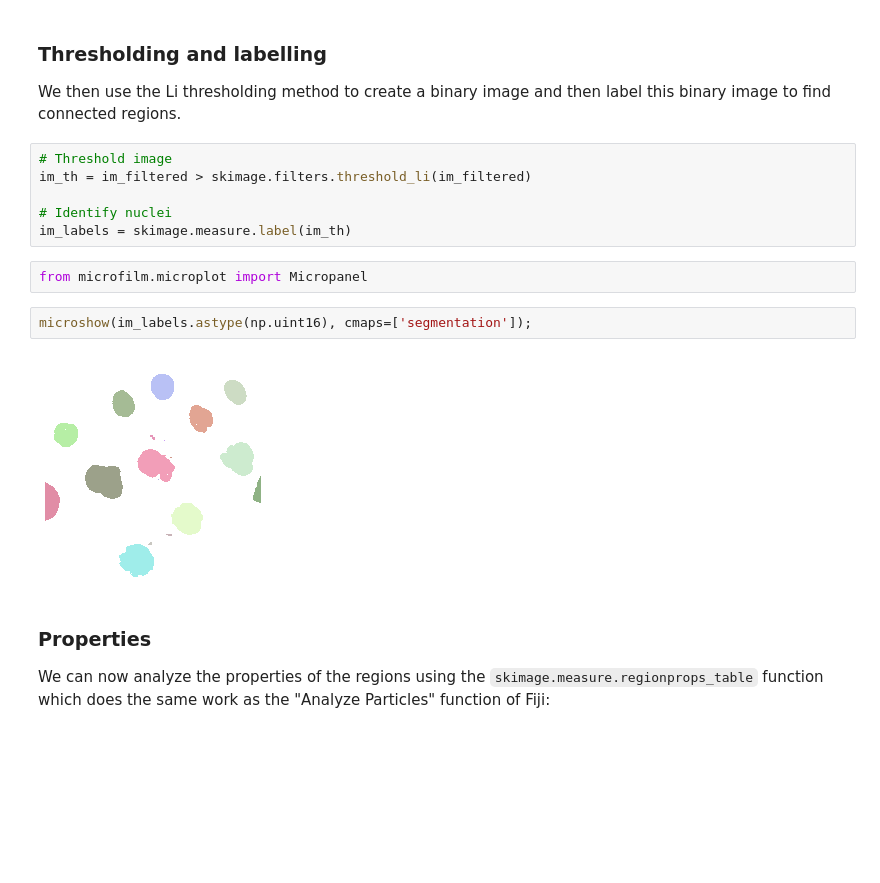
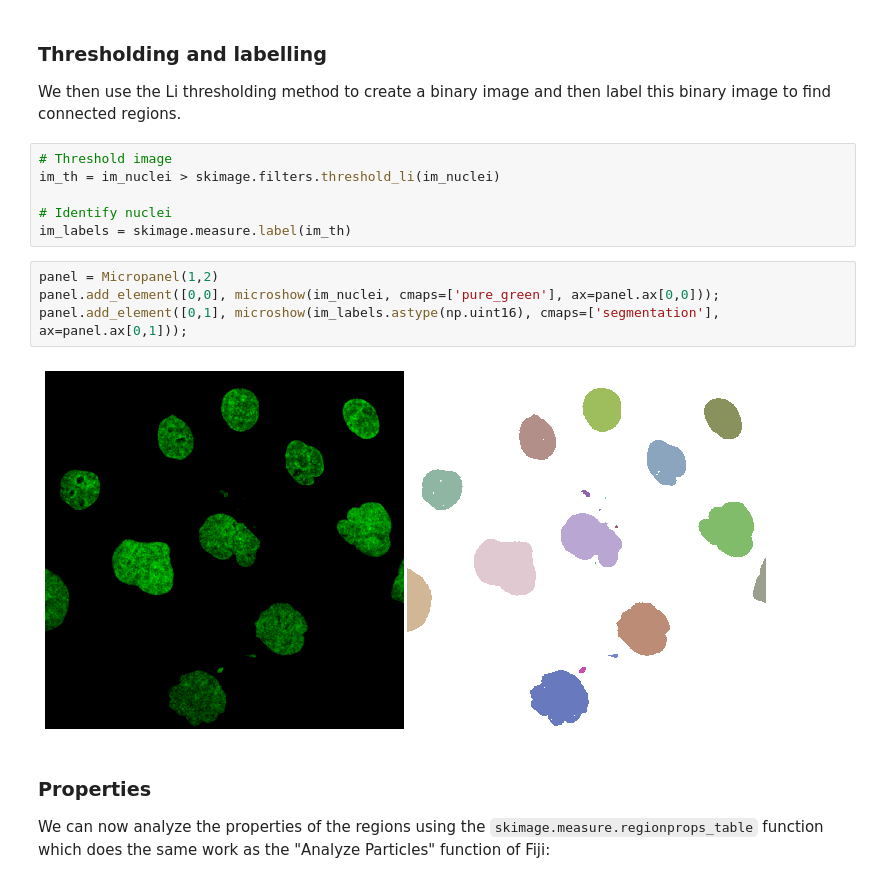
Before and after one commit to guiwitz/ZIDAS2021_Python_primer, a Jupyter notebook: ZIDAS2021_demo.ipynb, the cells around one changed output. Cells and saved outputs as stored; diff of their text form; blank space fills up the shorter version.

```diff
--- a/ZIDAS2021_demo.ipynb
+++ b/ZIDAS2021_demo.ipynb
@@ -46,16 +46,16 @@ if do_median:
 We then use the Li thresholding method to create a binary image and then label this binary image to find connected regions.
 # %%
 # Threshold image
-im_th = im_filtered > skimage.filters.threshold_li(im_filtered)
+im_th = im_nuclei > skimage.filters.threshold_li(im_nuclei)
 
 # Identify nuclei
 im_labels = skimage.measure.label(im_th)
-# %%
-from microfilm.microplot import Micropanel
 # %%
-microshow(im_labels.astype(np.uint16), cmaps=['segmentation']);
+panel = Micropanel(1,2)
+panel.add_element([0,0], microshow(im_nuclei, cmaps=['pure_green'], ax=panel.ax[0,0]));
+panel.add_element([0,1], microshow(im_labels.astype(np.uint16), cmaps=['segmentation'], ax=panel.ax[0,1]));
 # %% [output]
-[figure, old version]
+[figure, new version]
 # %% [markdown]
 ### Properties
 
```
Also changed, not shown: parts of 17 cells of this notebook, 1 other file.
